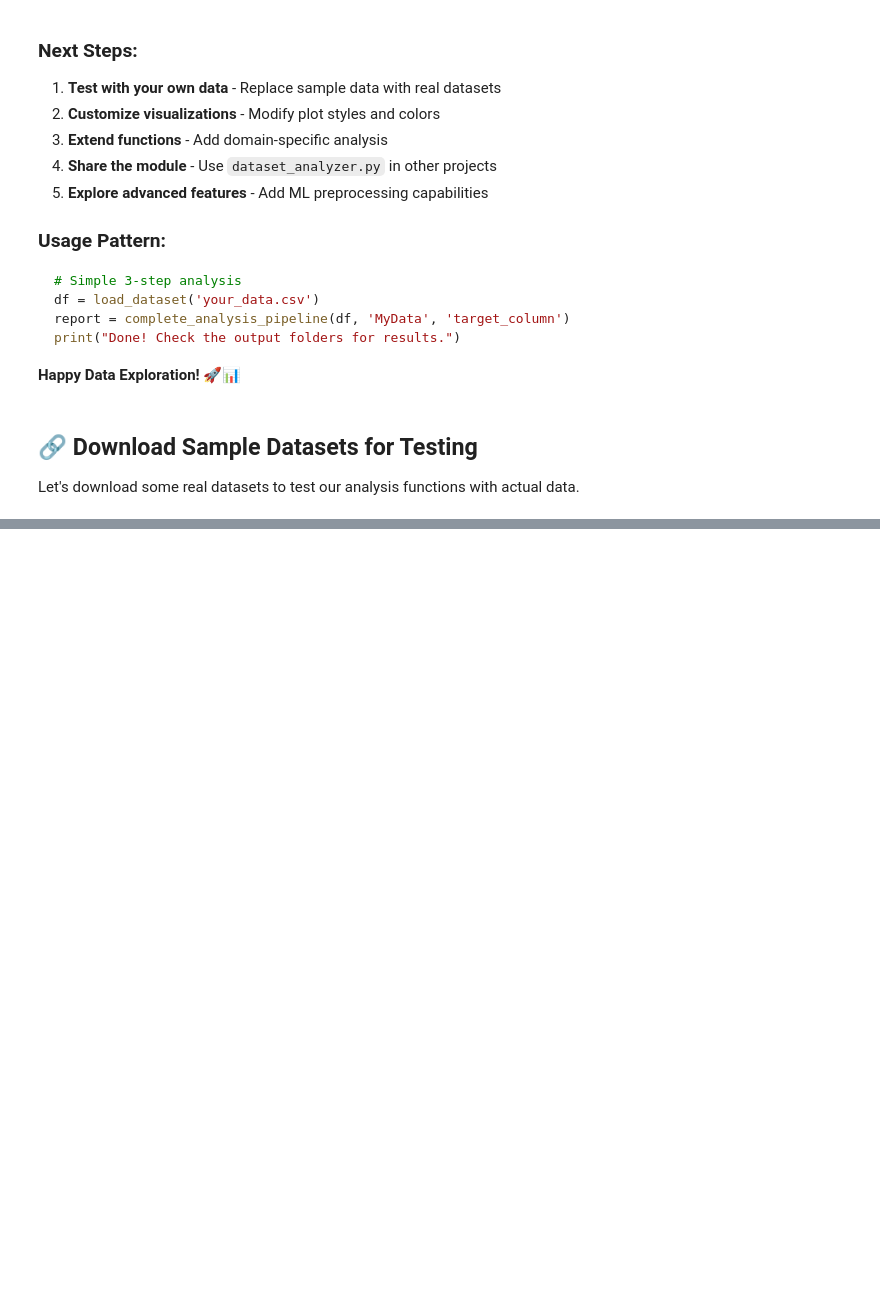
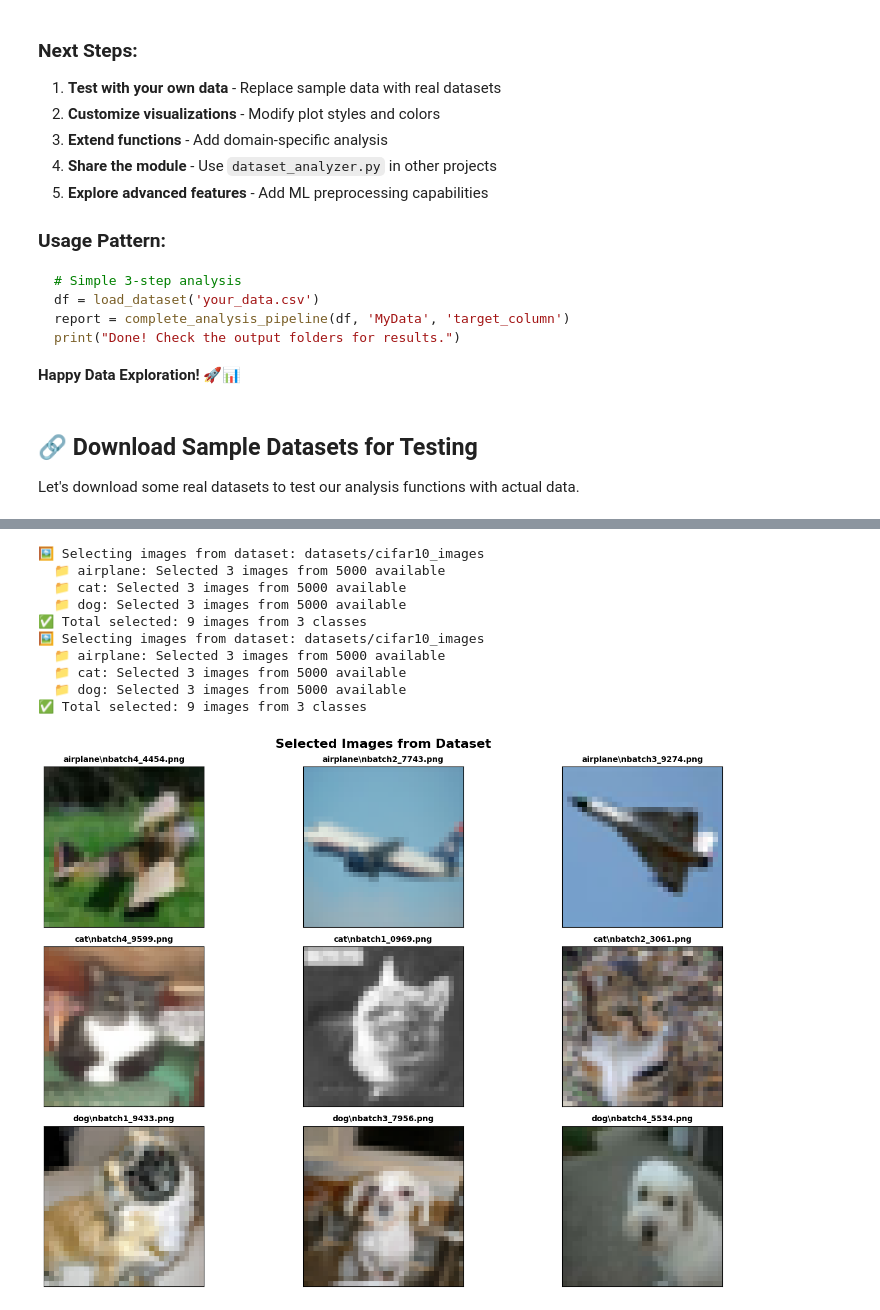
Before and after one commit to Shankarganesh127/TSAI_ERA_v4_mini_capstone_S9, a Jupyter notebook: dataset_analysis/universal_dataset_explorer.ipynb, the cells around one changed output, grey strips where cells are left out. Drawn from its saved outputs; the diff is of its cells as text; code cells hidden in the pictures; blank space fills up the shorter version.

```diff
--- a/dataset_analysis/universal_dataset_explorer.ipynb
+++ b/dataset_analysis/universal_dataset_explorer.ipynb
@@ -2359,3 +2550,29 @@ Row 4: ( 70, 75, 58) ( 47, 60, 40) ( 35, 56, 33) ( 61, 70, 56) (111,108,105)
 
 ✅ Image analysis completed successfully!
 📝 Analysis results saved to variable 'image_analysis'
+# %%
+# Basic usage - select 5 images per class
+#selected_images = get_selected_images_from_dataset()
+
+# Custom selection - 3 images per class from specific classes
+selected_images = get_selected_images_from_dataset(
+    dataset_path="datasets/cifar10_images",
+    num_images_per_class=3,
+    classes=["airplane", "cat", "dog"],
+    random_seed=42
+)
+
+# Display the selected images
+display_selected_images(selected_images, max_display=3)
+# %% [output]
+🖼️ Selecting images from dataset: datasets/cifar10_images
+  📁 airplane: Selected 3 images from 5000 available
+  📁 cat: Selected 3 images from 5000 available
+  📁 dog: Selected 3 images from 5000 available
+✅ Total selected: 9 images from 3 classes
+🖼️ Selecting images from dataset: datasets/cifar10_images
+  📁 airplane: Selected 3 images from 5000 available
+  📁 cat: Selected 3 images from 5000 available
+  📁 dog: Selected 3 images from 5000 available
+✅ Total selected: 9 images from 3 classes
+[figure, added]
```
Also changed, not shown: parts of 20 cells of this notebook, 5 other files.
